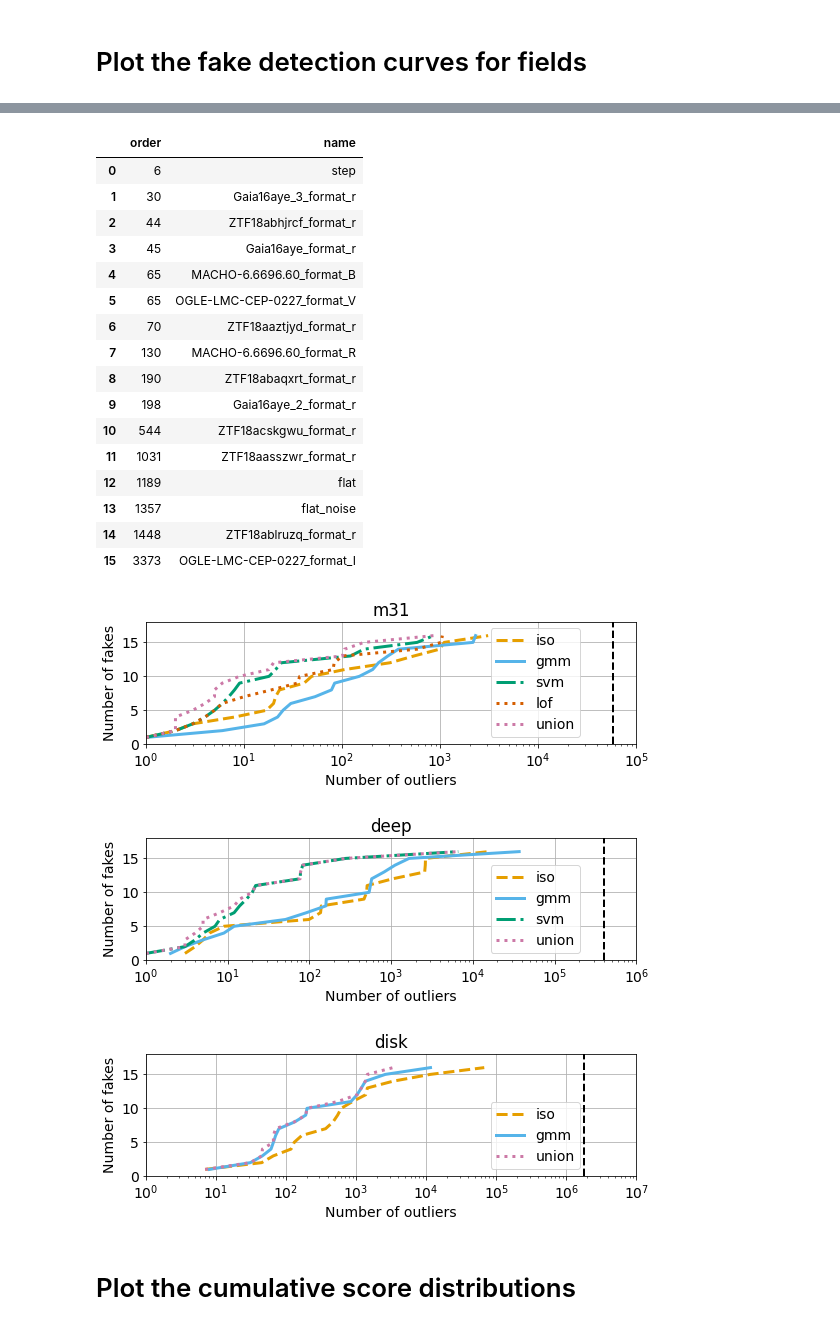
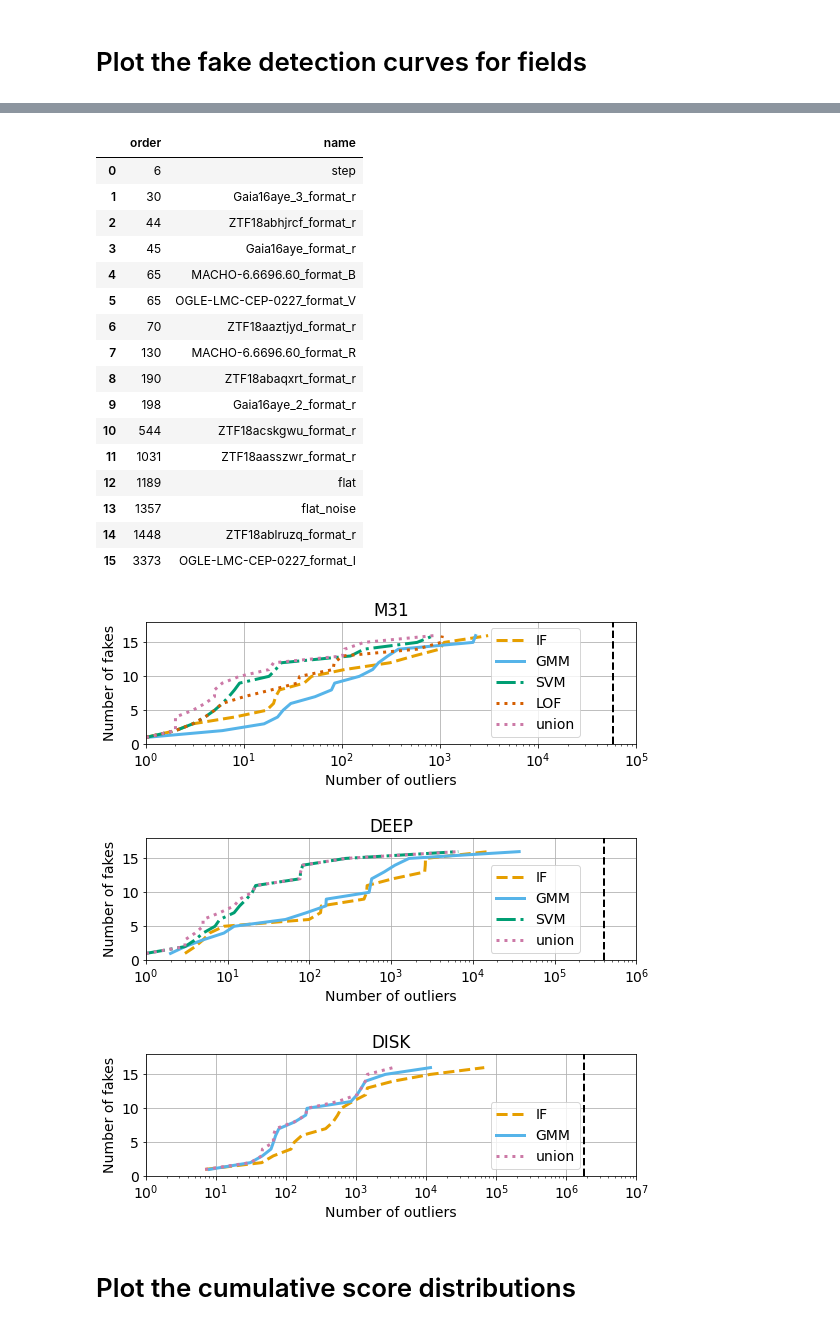
Before and after one commit to snad-space/zwad, a Jupyter notebook: notebooks/fakes_and_scores.ipynb, the cells around one changed output, grey strips where cells are left out. Drawn from its saved outputs; the diff is of its cells as text; code cells hidden in the pictures.

Commit message:
Fix labels

```diff
--- a/notebooks/fakes_and_scores.ipynb
+++ b/notebooks/fakes_and_scores.ipynb
@@ -36,6 +36,13 @@ colors = {
     'lof': (213/255, 94/255, 0),
     'union': (204/255, 121/255, 167/255),
 }
+algo_paper_names = {
+    'iso': 'IF',
+    'gmm': 'GMM',
+    'svm': 'SVM',
+    'lof': 'LOF',
+    'union': 'union',
+}
 # %% [markdown]
 
 # Contents
@@ -217,10 +224,11 @@ for field in algos_for_fields.keys():
 
     fig, ax = plt.subplots(figsize=(8, 3))
     for algo, fake_table in fake_tables.items():
-        ax.plot(fake_table['order'] + 1, np.arange(len(fake_table)) + 1, label=algo,
+        ax.plot(fake_table['order'] + 1, np.arange(len(fake_table)) + 1,
+                label=algo_paper_names[algo],
                 lw=3, ls=styles[algo], color=colors[algo])
 
-    ax.set(title=field, ylabel='Number of fakes', xlabel='Number of outliers')
+    ax.set(title=field.upper(), ylabel='Number of fakes', xlabel='Number of outliers')
     ax.set(xscale='log', xlim=[1, 10**np.ceil(np.log10(oid_len))], ylim=[0, 18])
     ax.vlines(oid_len, 0, 18, ls='--', lw=2, color='black')
     ax.grid()
@@ -305,36 +313,36 @@ for field in algos_for_fields.keys():
 | 3 | Gaia16aye_format_r | ZTF18abhjrcf_format_r | Gaia16aye_format_r |
 | 4 | MACHO-6.6696.60_format_R | OGLE-LMC-CEP-0227_format_V | MACHO-6.6696.60_format_B |
 | 5 | Gaia16aye_3_format_r | ZTF18aaztjyd_format_r | OGLE-LMC-CEP-0227_format_V |
 | 6 | ZTF18aaztjyd_format_r | MACHO-6.6696.60_format_B | ZTF18aaztjyd_format_r |
 | 7 | ZTF18abaqxrt_format_r | MACHO-6.6696.60_format_R | MACHO-6.6696.60_format_R |
 | 8 | ZTF18acskgwu_format_r | ZTF18abaqxrt_format_r | ZTF18abaqxrt_format_r |
 | 9 | Gaia16aye_2_format_r | Gaia16aye_2_format_r | Gaia16aye_2_format_r |
 | 10 | OGLE-LMC-CEP-0227_format_V | ZTF18acskgwu_format_r | ZTF18acskgwu_format_r |
 | 11 | ZTF18aasszwr_format_r | ZTF18aasszwr_format_r | ZTF18aasszwr_format_r |
 | 12 | ZTF18ablruzq_format_r | flat | flat |
 | 13 | OGLE-LMC-CEP-0227_format_I | flat_noise | flat_noise |
 | 14 | flat | ZTF18ablruzq_format_r | ZTF18ablruzq_format_r |
 | 15 | flat_noise | OGLE-LMC-CEP-0227_format_I | OGLE-LMC-CEP-0227_format_I |
 |  | order | name |
 | 0 | 6 | step |
 | 1 | 30 | Gaia16aye_3_format_r |
 | 2 | 44 | ZTF18abhjrcf_format_r |
 | 3 | 45 | Gaia16aye_format_r |
 | 4 | 65 | MACHO-6.6696.60_format_B |
 | 5 | 65 | OGLE-LMC-CEP-0227_format_V |
 | 6 | 70 | ZTF18aaztjyd_format_r |
 | 7 | 130 | MACHO-6.6696.60_format_R |
 | 8 | 190 | ZTF18abaqxrt_format_r |
 | 9 | 198 | Gaia16aye_2_format_r |
 | 10 | 544 | ZTF18acskgwu_format_r |
 | 11 | 1031 | ZTF18aasszwr_format_r |
 | 12 | 1189 | flat |
 | 13 | 1357 | flat_noise |
 | 14 | 1448 | ZTF18ablruzq_format_r |
 | 15 | 3373 | OGLE-LMC-CEP-0227_format_I |
-[figure, old version]
+[figure, new version]
-[figure, old version]
+[figure, new version]
-[figure, old version]
+[figure, new version]
 # %% [markdown]
 # Plot the cumulative score distributions
 # %%
```
Also changed, not shown: 3 other files.
